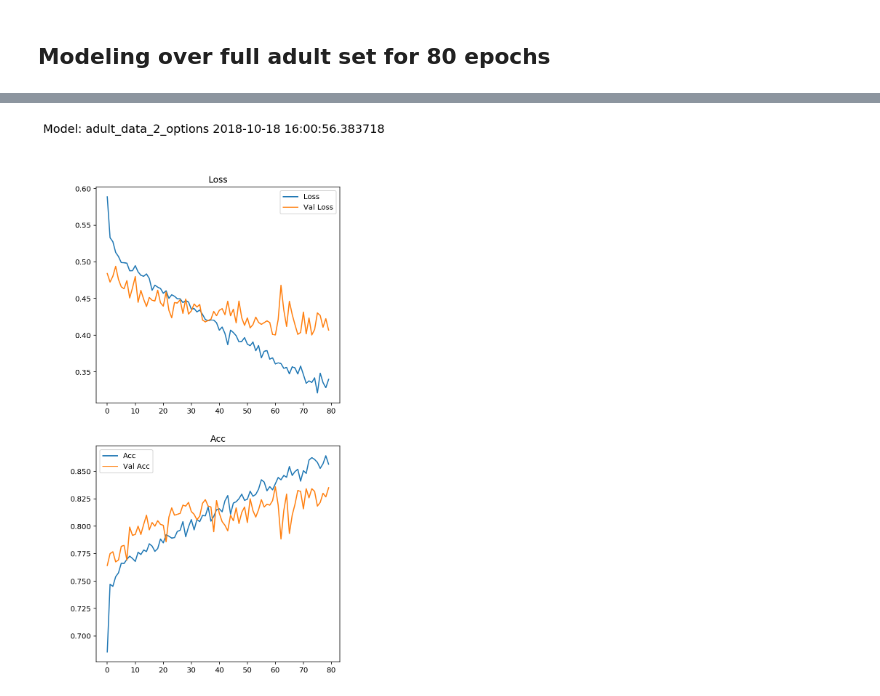
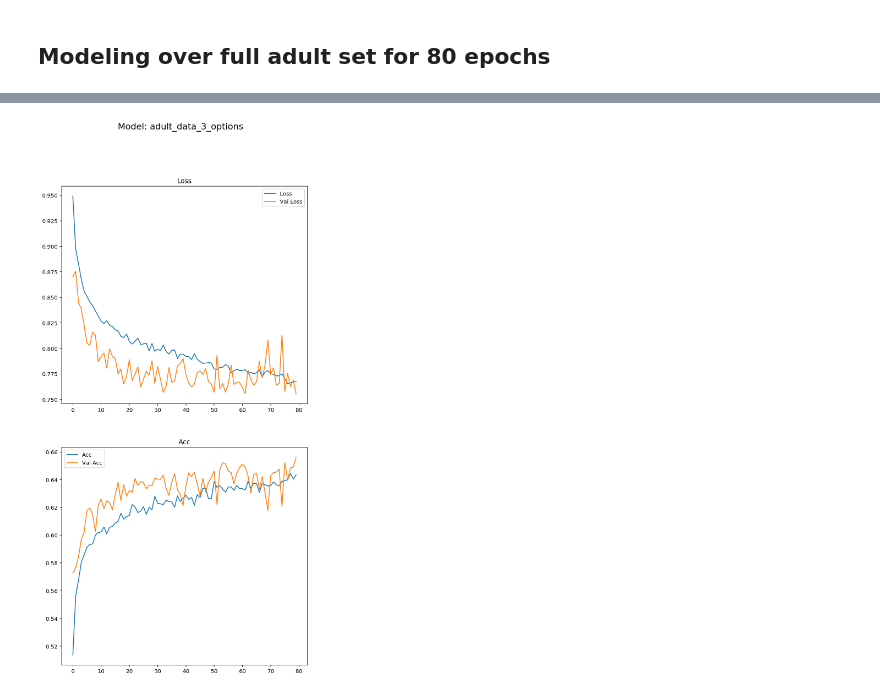
Before and after one commit to gerket/dsi_capstone, a Jupyter notebook: pneumonia/code/Modeling.ipynb, the cells around one changed output, grey strips where cells are left out. Drawn from its saved outputs; the diff is of its cells as text; code cells hidden in the pictures.

```diff
--- a/pneumonia/code/Modeling.ipynb
+++ b/pneumonia/code/Modeling.ipynb
@@ -125,7 +125,7 @@ def model(data, model_name = "default_model_name", image_size = (128,128), y_map
     model_convolutional = Sequential()
 
     # First Conv / Pool
-    model_convolutional.add(Conv2D(filters = 6,
+    model_convolutional.add(Conv2D(filters = 12, #6
                                    kernel_size = 3,
                                    activation = 'relu',
                                    input_shape = (image_size[0], image_size[1], 1)
@@ -142,10 +142,10 @@ def model(data, model_name = "default_model_name", image_size = (128,128), y_map
     model_convolutional.add(Flatten())
 
     # Densely Connected Layers
-    model_convolutional.add(Dense(512, activation='relu'))
-    model_convolutional.add(Dropout(0.5))
-    model_convolutional.add(Dense(128, activation='relu'))
-    model_convolutional.add(Dropout(0.5))
+    model_convolutional.add(Dense(300, activation='relu')) #512
+    model_convolutional.add(Dropout(0.4)) #0.5
+    model_convolutional.add(Dense(80, activation='relu')) #128
+    model_convolutional.add(Dropout(0.4))#0.5
 
     # Output Layer
     if len(set(y_map.values())) == 3:
@@ -456,10 +370,10 @@ display(models)
 ## Modeling over full adult set for 80 epochs
 # %%
 # Current Parameters
-options = 2
+options = 3
 
 
-NUM_IMAGES = 6000#adult_data.shape[0]
+NUM_IMAGES = adult_data.shape[0]
 EPOCHS = 80
 IMAGE_SIZE = (64,64)
 TRAIN_SIZE = 0.8
@@ -547,7 +526,7 @@ file_object = open(model_pickle_file_name,'wb')
 pickle.dump(models_dict, file_object)
 file_object.close()
 # %%
-graph_size = 6
+graph_size = 8
 evaluate_model(test_model_history, most_recent_model_name, size=graph_size)
 # %% [output]
-[figure, old version]
+[figure, new version]
```
Also changed, not shown: parts of 20 cells of this notebook.
